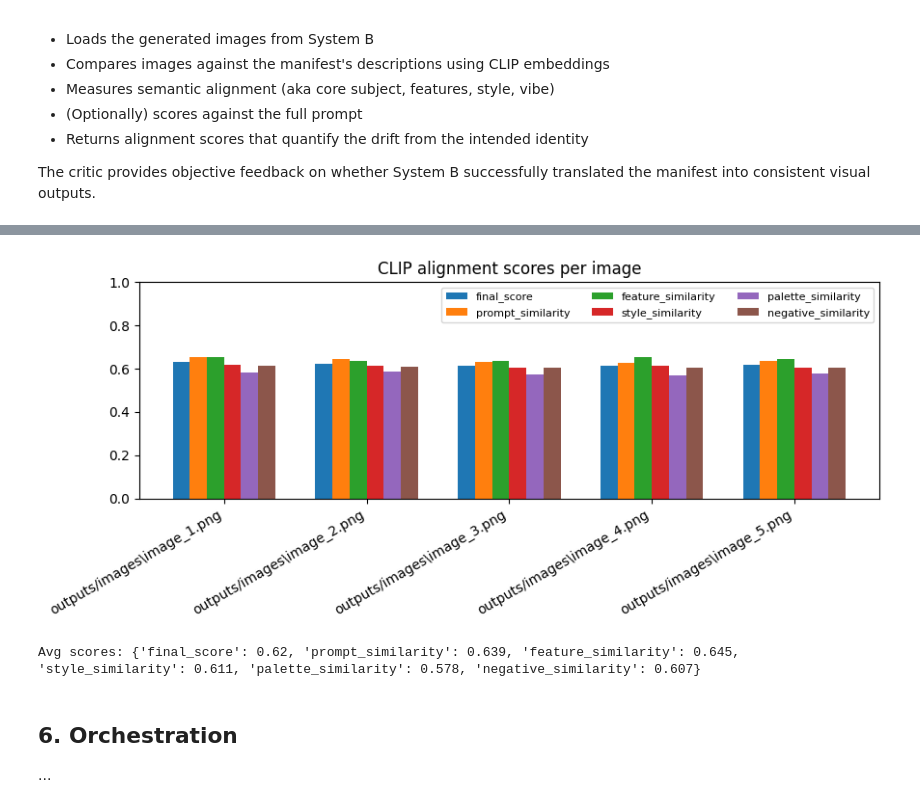
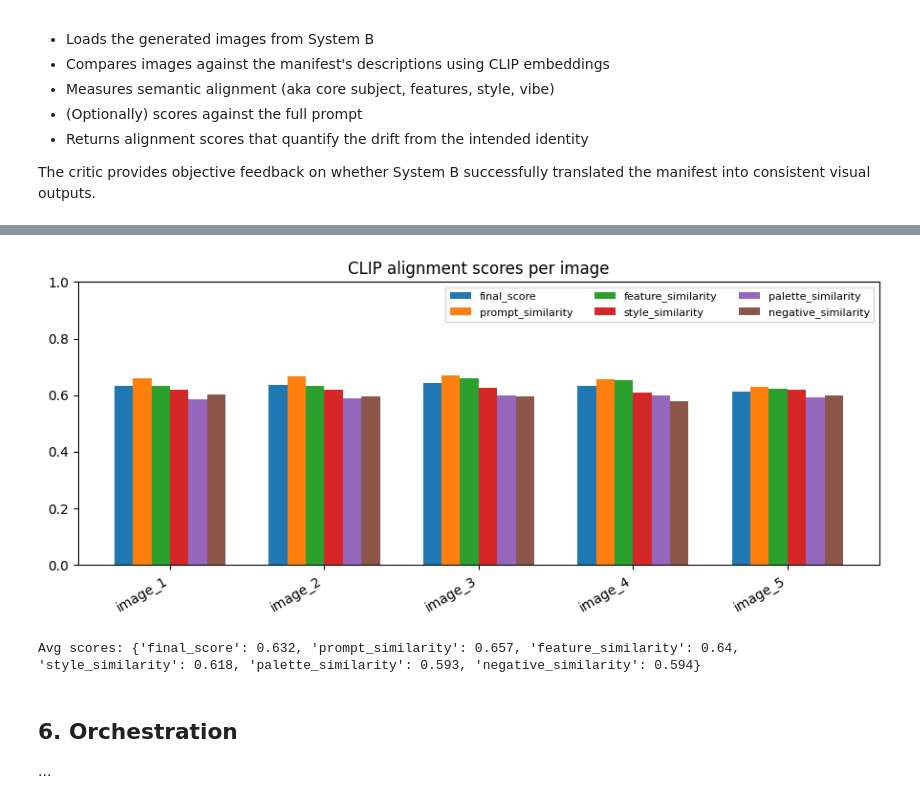
Before and after one commit to viktoriageorrg04/gen-ai-project, a Jupyter notebook: code/main_interface.ipynb, the cells around one changed output, grey strips where cells are left out. Cells and saved outputs as stored; diff of their text form; code cells hidden in the pictures.

```diff
--- a/code/main_interface.ipynb
+++ b/code/main_interface.ipynb
@@ -237,9 +243,9 @@ The generator transforms the manifest token into visual outputs for System C to
 # %%
 # System B: Visual Generator
 import importlib
-import gen_engine
+import system_engines.gen_engine as gen_engine
 import torch
-from gen_engine import VisualGenerator
+from system_engines.gen_engine import VisualGenerator
 
 importlib.reload(gen_engine)
 
@@ -255,6 +261,7 @@ images = generator.generate(
     prompt=prompt_pack["prompt"],
     negative_prompt=prompt_pack.get("negative_prompt"),
     num_images=5,
+    output_dir=str(output_images_dir),
     width=512,
     height=512,
     steps=25,
@@ -326,6 +333,7 @@ results
 # %%
 # plot CLIP eval dynamics and surface tuning hints
 import matplotlib.pyplot as plt
+from pathlib import Path
 
 if not results:
     raise ValueError("No CLIP results to plot.")
@@ -339,7 +347,7 @@ score_keys = [
     "negative_similarity",
 ]
 
-labels = [r.get("image_path", f"img_{i}") for i, r in enumerate(results)]
+labels = [Path(r.get("image_path", f"img_{i}")).stem for i, r in enumerate(results)]
 scores_by_key = {
     k: [r.get("scores", {}).get(k, None) for r in results] for k in score_keys
 }
@@ -350,35 +358,35 @@ bar_width = 0.12
 for i, k in enumerate(score_keys):
     vals = [v if v is not None else 0 for v in scores_by_key[k]]
     plt.bar([p + i * bar_width for p in x], vals, width=bar_width, label=k)
 plt.xticks([p + bar_width * (len(score_keys) - 1) / 2 for p in x], labels, rotation=30, ha="right")
 plt.ylim(0, 1)
 plt.title("CLIP alignment scores per image")
 plt.legend(ncol=3, fontsize=8)
 plt.tight_layout()
 plt.show()
 
 # # per-image detail plots (features/styles/palette)
 # for r in results:
 #     details = r.get("details", {})
 #     for section in ("features", "styles", "palette"):
 #         block = details.get(section, {})
 #         items = block.get("items", [])
 #         vals = block.get("scores", [])
 #         if not items or not vals:
 #             continue
 #         plt.figure(figsize=(7, 3))
 #         plt.barh(items, vals)
 #         plt.xlim(0, 1)
 #         plt.title(f"{section} alignment: {r.get('image_path', 'image')}")
 #         plt.tight_layout()
 #         plt.show()
 
 # average scores
 avg_scores = {k: sum(v for v in scores_by_key[k] if v is not None) / max(1, sum(v is not None for v in scores_by_key[k])) for k in score_keys}
 print("Avg scores:", {k: round(v, 3) for k, v in avg_scores.items()})
 # %% [output]
-[figure, old version]
+[figure, new version]
-Avg scores: {'final_score': 0.62, 'prompt_similarity': 0.639, 'feature_similarity': 0.645, 'style_similarity': 0.611, 'palette_similarity': 0.578, 'negative_similarity': 0.607}
+Avg scores: {'final_score': 0.632, 'prompt_similarity': 0.657, 'feature_similarity': 0.64, 'style_similarity': 0.618, 'palette_similarity': 0.593, 'negative_similarity': 0.594}
 # %% [markdown]
 ## 6. Orchestration
 ...
```
Also changed, not shown: parts of 6 cells of this notebook, 5 other files.
